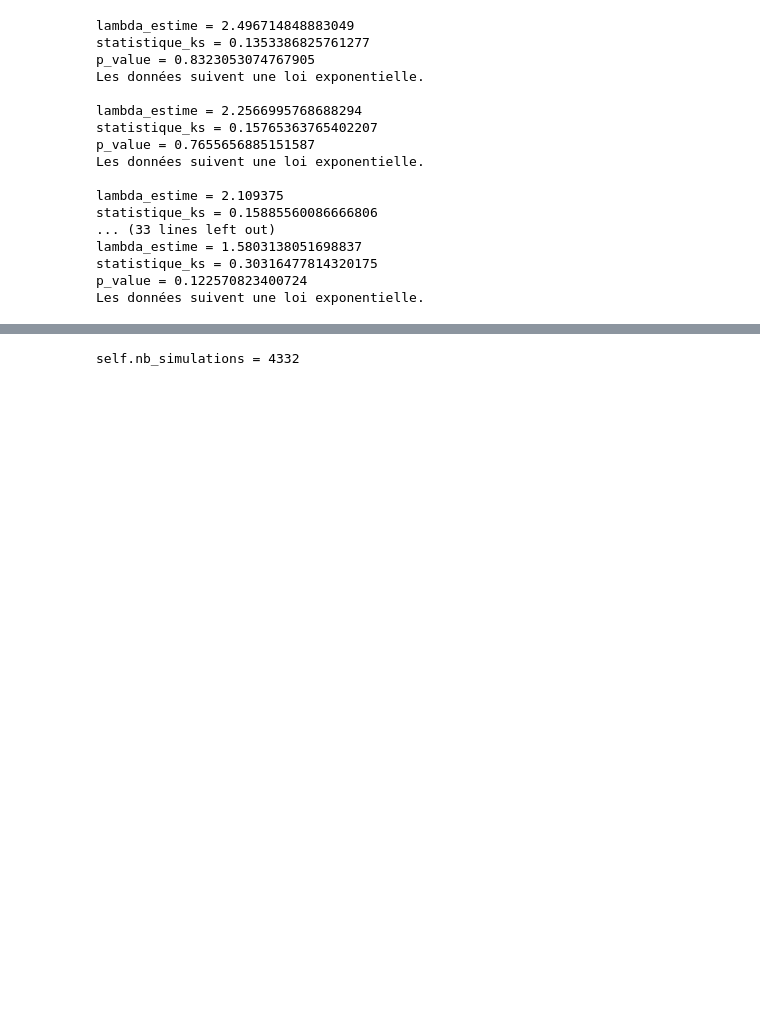
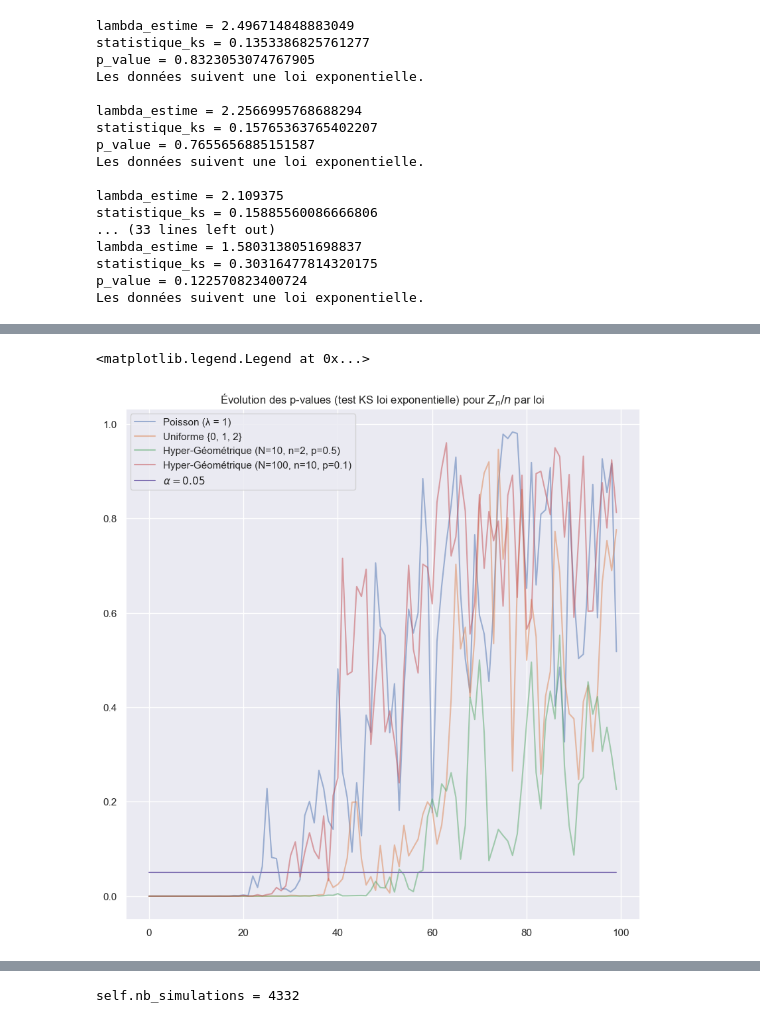
Before and after one commit to Ab2nour/epidemic-simulation, a Jupyter notebook: src/notebooks/galton-watson.ipynb, the cells around one changed output, grey strips where cells are left out. Cells and saved outputs as stored; diff of their text form; code cells hidden in the pictures; blank space fills up the shorter version.

```diff
--- a/src/notebooks/galton-watson.ipynb
+++ b/src/notebooks/galton-watson.ipynb
@@ -426,0 +438,18 @@ p_value = 0.944216267103265
+# %%
+p_value_df[[
+    "Poisson (λ = 1)",
+    "Uniforme {0, 1, 2}",
+    "Hyper-Géométrique (N=10, n=2, p=0.5)",
+    "Hyper-Géométrique (N=100, n=10, p=0.1)",
+]].plot(figsize=(10, 10), alpha=0.5)
+
+plt.title("Évolution des p-values (test KS loi exponentielle) pour $Z_n / n$ par loi")
+plt.plot(
+    list(range(nb_repetitions)),
+    [alpha for _ in range(nb_repetitions)],
+    label=r"$\alpha = 0.05$",
+)
+plt.legend()
+# %% [output]
+<matplotlib.legend.Legend at 0x...>
+[figure, added]
```
Also changed, not shown: parts of 18 cells of this notebook.
